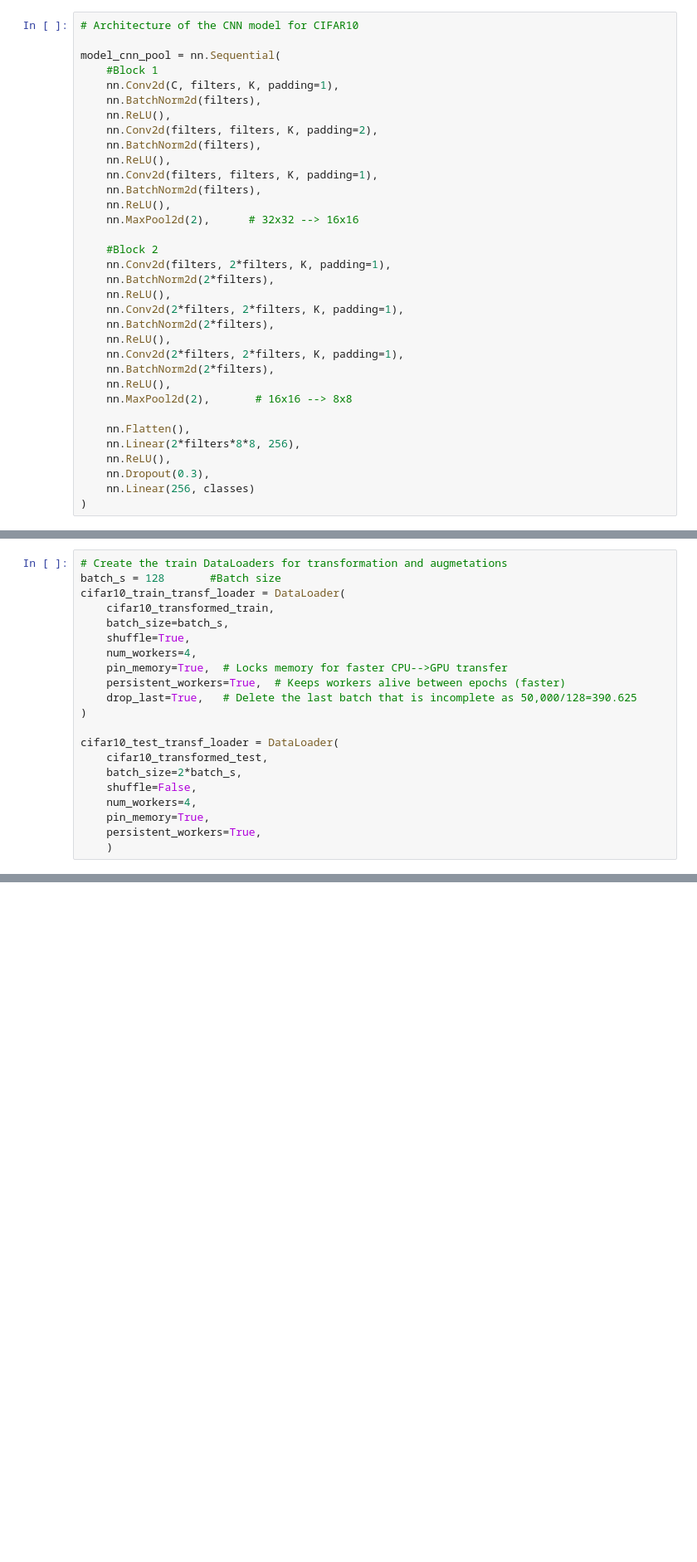
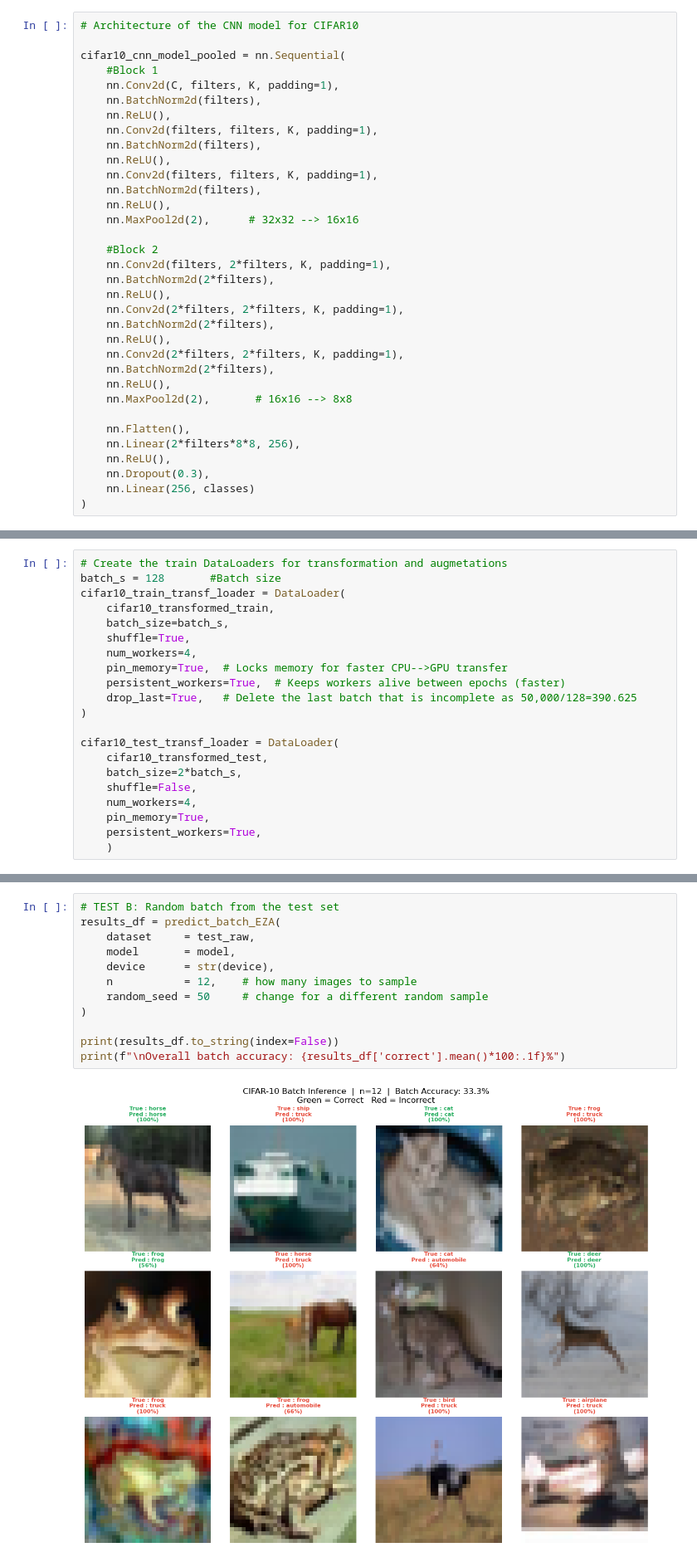
Before and after one commit to Efrazar/Bio-AI-foundations, a Jupyter notebook: Inside_Deep_Learning/03_CIFAR10_CNN_EZA.ipynb, the cells around one changed output, grey strips where cells are left out. Shown at 83% size. Drawn from its saved outputs; the diff is of its cells as text; blank space fills up the shorter version.

```diff
--- a/Inside_Deep_Learning/03_CIFAR10_CNN_EZA.ipynb
+++ b/Inside_Deep_Learning/03_CIFAR10_CNN_EZA.ipynb
@@ -161,12 +135,12 @@ loss_func = nn.CrossEntropyLoss()
 # %%
 # Architecture of the CNN model for CIFAR10
 
-model_cnn_pool = nn.Sequential(
+cifar10_cnn_model_pooled = nn.Sequential(
     #Block 1
     nn.Conv2d(C, filters, K, padding=1),
     nn.BatchNorm2d(filters),
     nn.ReLU(),
-    nn.Conv2d(filters, filters, K, padding=2),
+    nn.Conv2d(filters, filters, K, padding=1),
     nn.BatchNorm2d(filters),
     nn.ReLU(),
     nn.Conv2d(filters, filters, K, padding=1),
@@ -301,0 +381,14 @@ Before the code, this is critical. Your two models were trained on different inp
+# %%
+# TEST B: Random batch from the test set
+results_df = predict_batch_EZA(
+    dataset     = test_raw,
+    model       = model,
+    device      = str(device),
+    n           = 12,    # how many images to sample
+    random_seed = 50     # change for a different random sample
+)
+
+print(results_df.to_string(index=False))
+print(f"\nOverall batch accuracy: {results_df['correct'].mean()*100:.1f}%")
+# %% [output]
+[figure, added]
```
Also changed, not shown: parts of 30 cells of this notebook, 5 other files.
